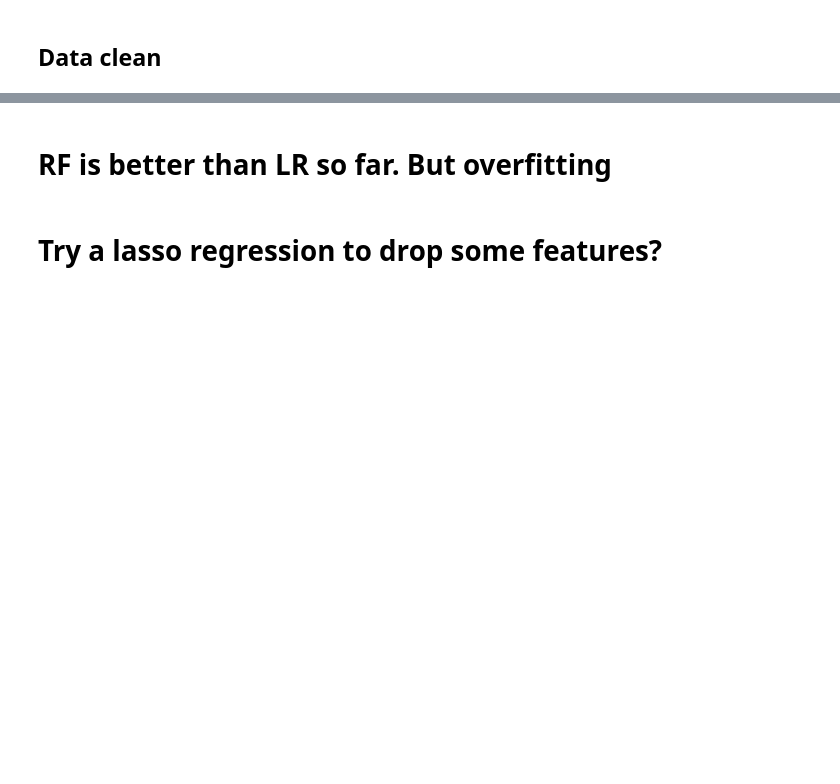
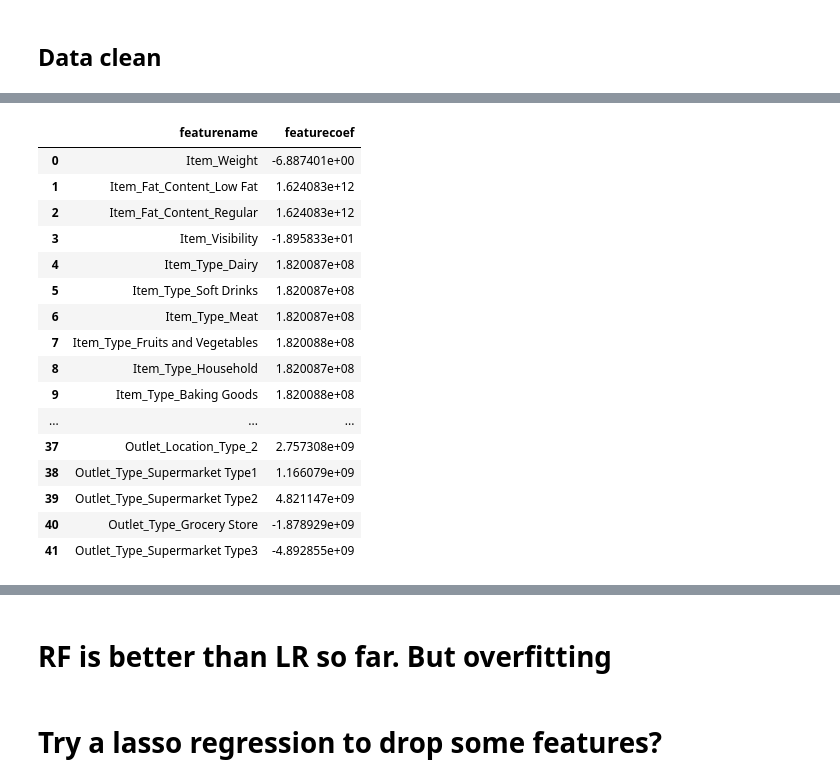
Before and after one commit to frank0434/TechnicalExec, a Jupyter notebook: model.ipynb, the cells around one changed output, grey strips where cells are left out. Drawn from its saved outputs; the diff is of its cells as text; code cells hidden in the pictures; blank space fills up the shorter version.

```diff
--- a/model.ipynb
+++ b/model.ipynb
@@ -105,0 +155,24 @@ print('r2_score on test data: ',  r2_score(test_y, predict_test))
+# %%
+d = {'featurename':model_LR.feature_names_in_,
+     'featurecoef':model_LR.coef_}
+# coef = pd.Series(model_LR.coef_, model_LR.feature_names_in_, name = 'value').sort_values()
+
+pd.DataFrame(d)
+# %% [output]
+|  | featurename | featurecoef |
+| 0 | Item_Weight | -6.887401e+00 |
+| 1 | Item_Fat_Content_Low Fat | 1.624083e+12 |
+| 2 | Item_Fat_Content_Regular | 1.624083e+12 |
+| 3 | Item_Visibility | -1.895833e+01 |
+| 4 | Item_Type_Dairy | 1.820087e+08 |
+| 5 | Item_Type_Soft Drinks | 1.820087e+08 |
+| 6 | Item_Type_Meat | 1.820087e+08 |
+| 7 | Item_Type_Fruits and Vegetables | 1.820088e+08 |
+| 8 | Item_Type_Household | 1.820087e+08 |
+| 9 | Item_Type_Baking Goods | 1.820088e+08 |
+| ... | ... | ... |
+| 37 | Outlet_Location_Type_2 | 2.757308e+09 |
+| 38 | Outlet_Type_Supermarket Type1 | 1.166079e+09 |
+| 39 | Outlet_Type_Supermarket Type2 | 4.821147e+09 |
+| 40 | Outlet_Type_Grocery Store | -1.878929e+09 |
+| 41 | Outlet_Type_Supermarket Type3 | -4.892855e+09 |
```
Also changed, not shown: parts of 20 cells of this notebook.
